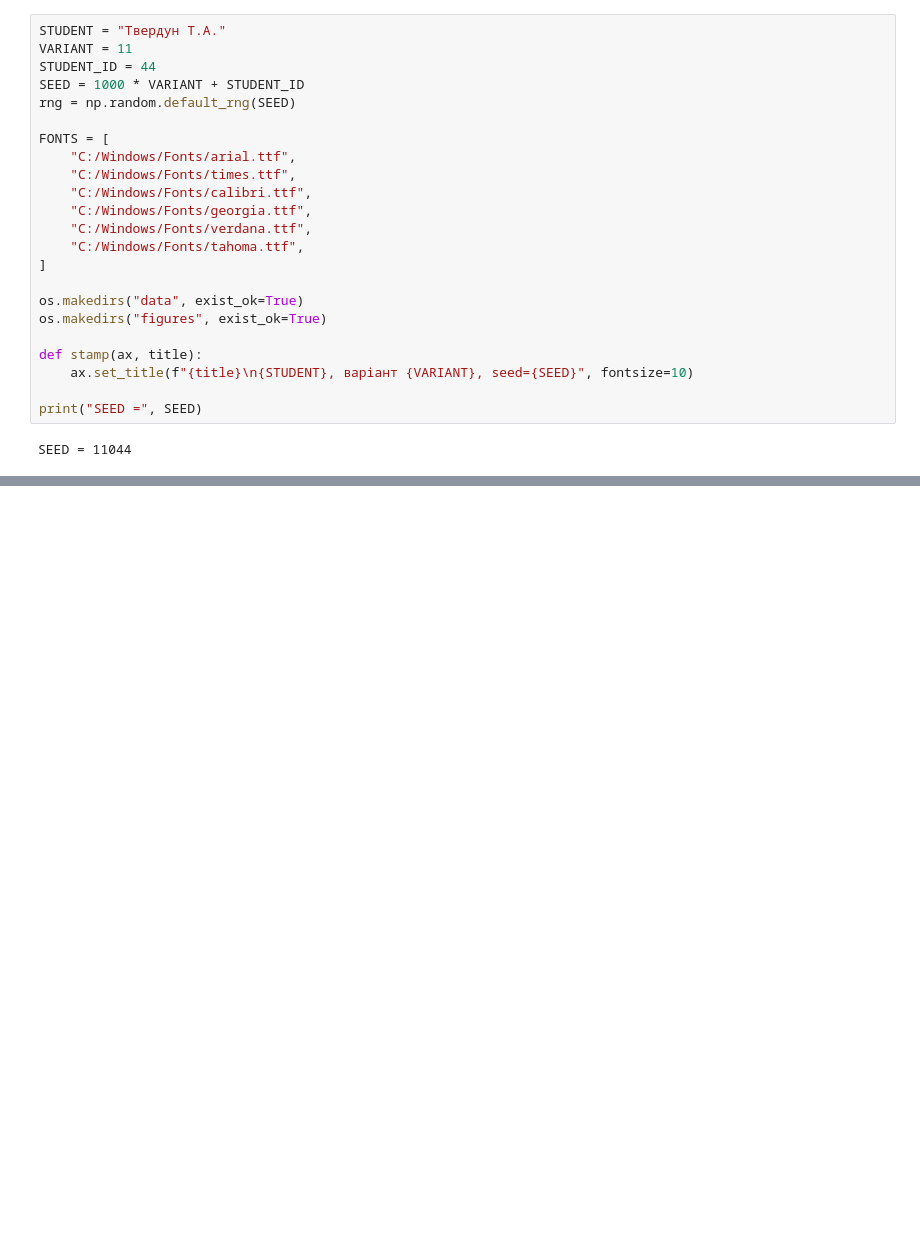
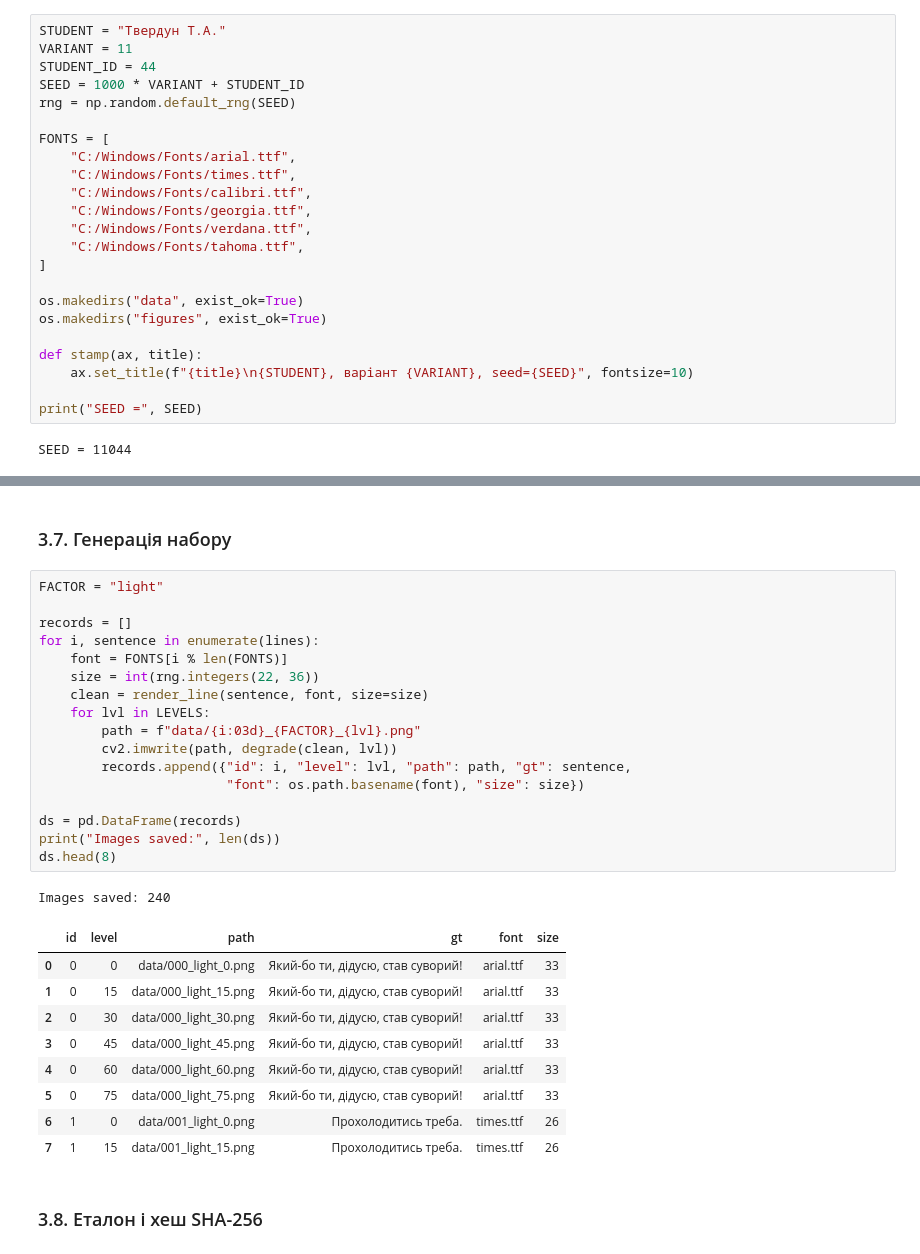
Before and after one commit to TanyaTverdun/AI_lab3_text_recognition, a Jupyter notebook: lab3.ipynb, the cells around one changed output, grey strips where cells are left out. Cells and saved outputs as stored; diff of their text form; blank space fills up the shorter version.

```diff
--- a/lab3.ipynb
+++ b/lab3.ipynb
@@ -59,0 +221,32 @@ SEED = 11044
+# %% [markdown]
+### 3.7. Генерація набору
+# %%
+FACTOR = "light"
+
+records = []
+for i, sentence in enumerate(lines):
+    font = FONTS[i % len(FONTS)]
+    size = int(rng.integers(22, 36))
+    clean = render_line(sentence, font, size=size)
+    for lvl in LEVELS:
+        path = f"data/{i:03d}_{FACTOR}_{lvl}.png"
+        cv2.imwrite(path, degrade(clean, lvl))
+        records.append({"id": i, "level": lvl, "path": path, "gt": sentence,
+                        "font": os.path.basename(font), "size": size})
+
+ds = pd.DataFrame(records)
+print("Images saved:", len(ds))
+ds.head(8)
+# %% [output]
+Images saved: 240
+|  | id | level | path | gt | font | size |
+| 0 | 0 | 0 | data/000_light_0.png | Який-бо ти, дідусю, став суворий! | arial.ttf | 33 |
+| 1 | 0 | 15 | data/000_light_15.png | Який-бо ти, дідусю, став суворий! | arial.ttf | 33 |
+| 2 | 0 | 30 | data/000_light_30.png | Який-бо ти, дідусю, став суворий! | arial.ttf | 33 |
+| 3 | 0 | 45 | data/000_light_45.png | Який-бо ти, дідусю, став суворий! | arial.ttf | 33 |
+| 4 | 0 | 60 | data/000_light_60.png | Який-бо ти, дідусю, став суворий! | arial.ttf | 33 |
+| 5 | 0 | 75 | data/000_light_75.png | Який-бо ти, дідусю, став суворий! | arial.ttf | 33 |
+| 6 | 1 | 0 | data/001_light_0.png | Прохолодитись треба. | times.ttf | 26 |
+| 7 | 1 | 15 | data/001_light_15.png | Прохолодитись треба. | times.ttf | 26 |
+# %% [markdown]
+### 3.8. Еталон і хеш SHA-256
```
Also changed, not shown: parts of 15 cells of this notebook.
